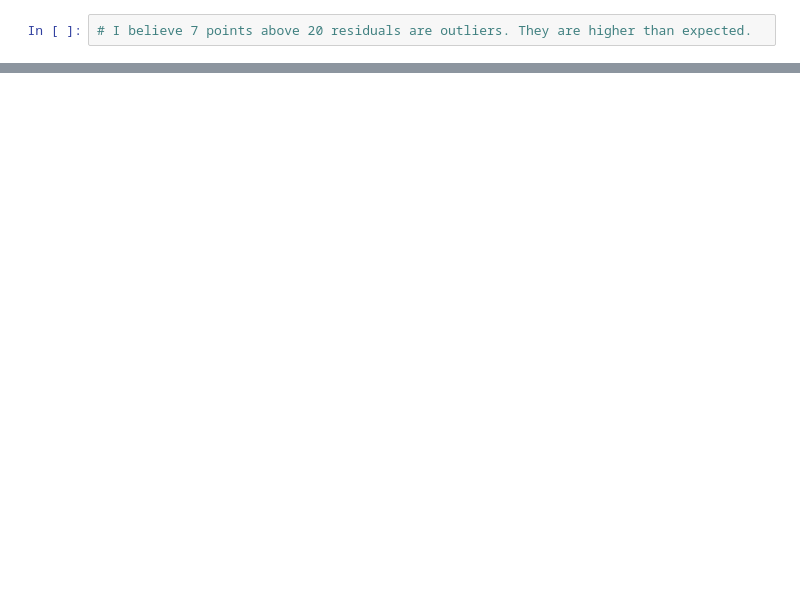
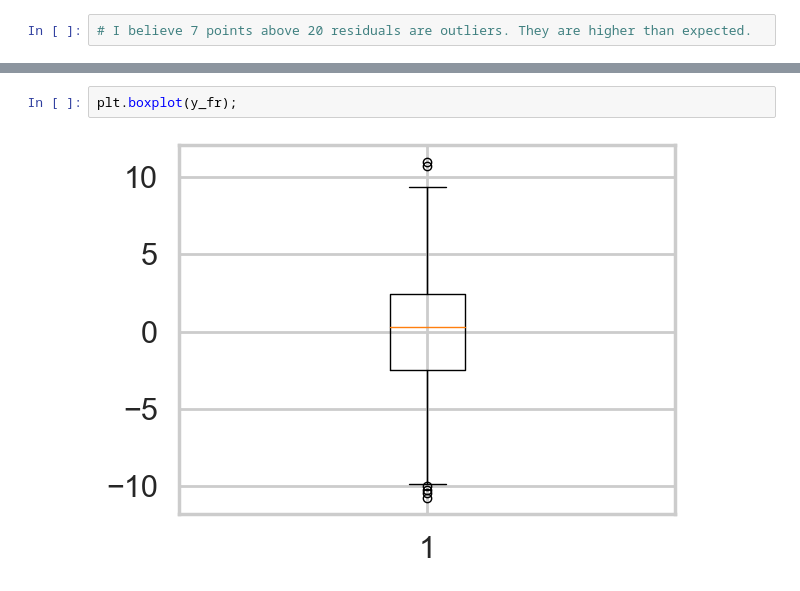
Before and after one commit to silverrose20/mec-mini-projects, a Jupyter notebook: mec-11.4.1-linear-regression-mini-project/Mini_Project_Linear_Regression.ipynb, the cells around one changed output, grey strips where cells are left out. Cells and saved outputs as stored; diff of their text form; blank space fills up the shorter version.

```diff
--- a/mec-11.4.1-linear-regression-mini-project/Mini_Project_Linear_Regression.ipynb
+++ b/mec-11.4.1-linear-regression-mini-project/Mini_Project_Linear_Regression.ipynb
@@ -883,0 +933,4 @@ plt.show()
+# %%
+plt.boxplot(y_fr);
+# %% [output]
+[figure, added]
```
Also changed, not shown: parts of 24 cells of this notebook.
